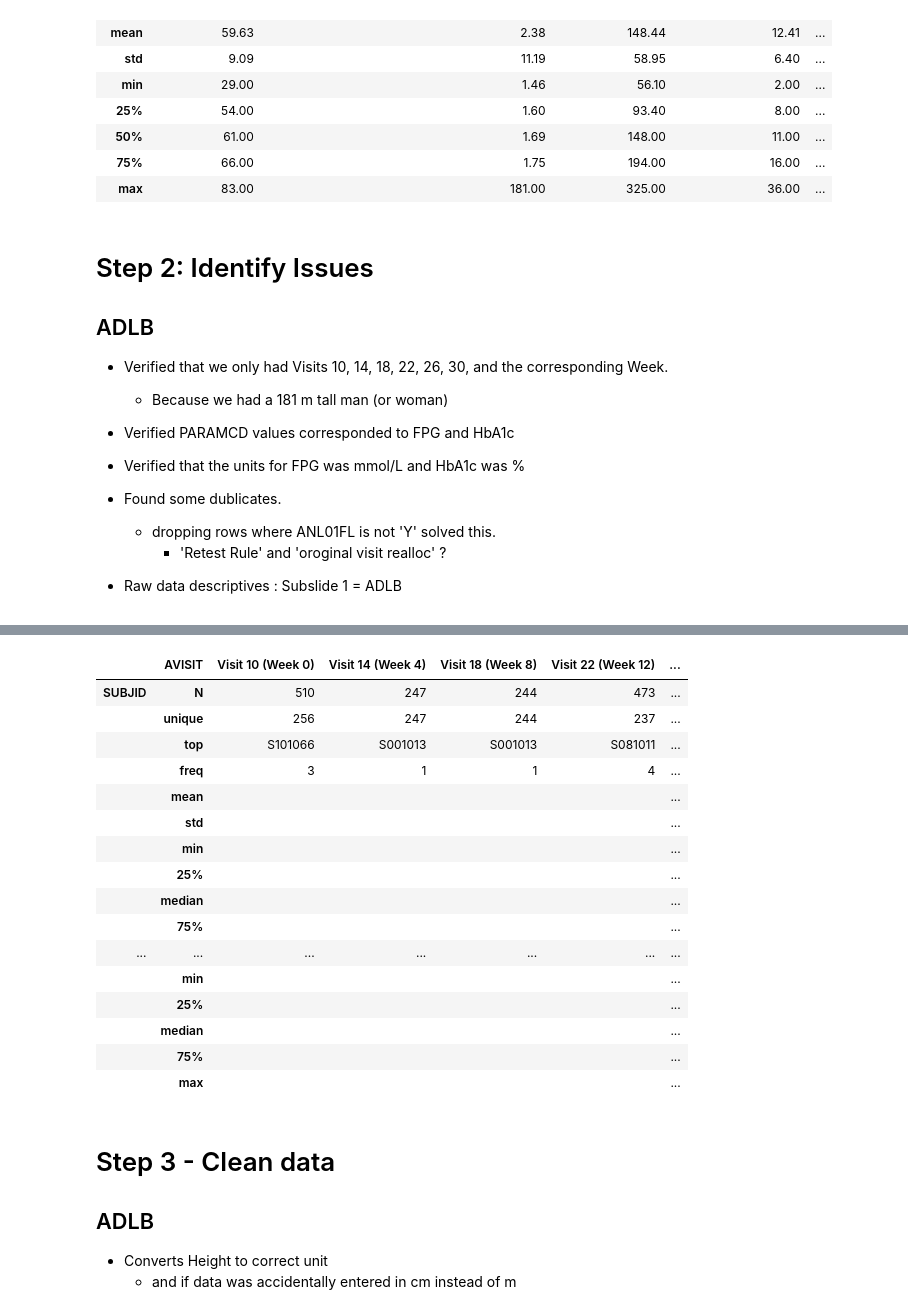
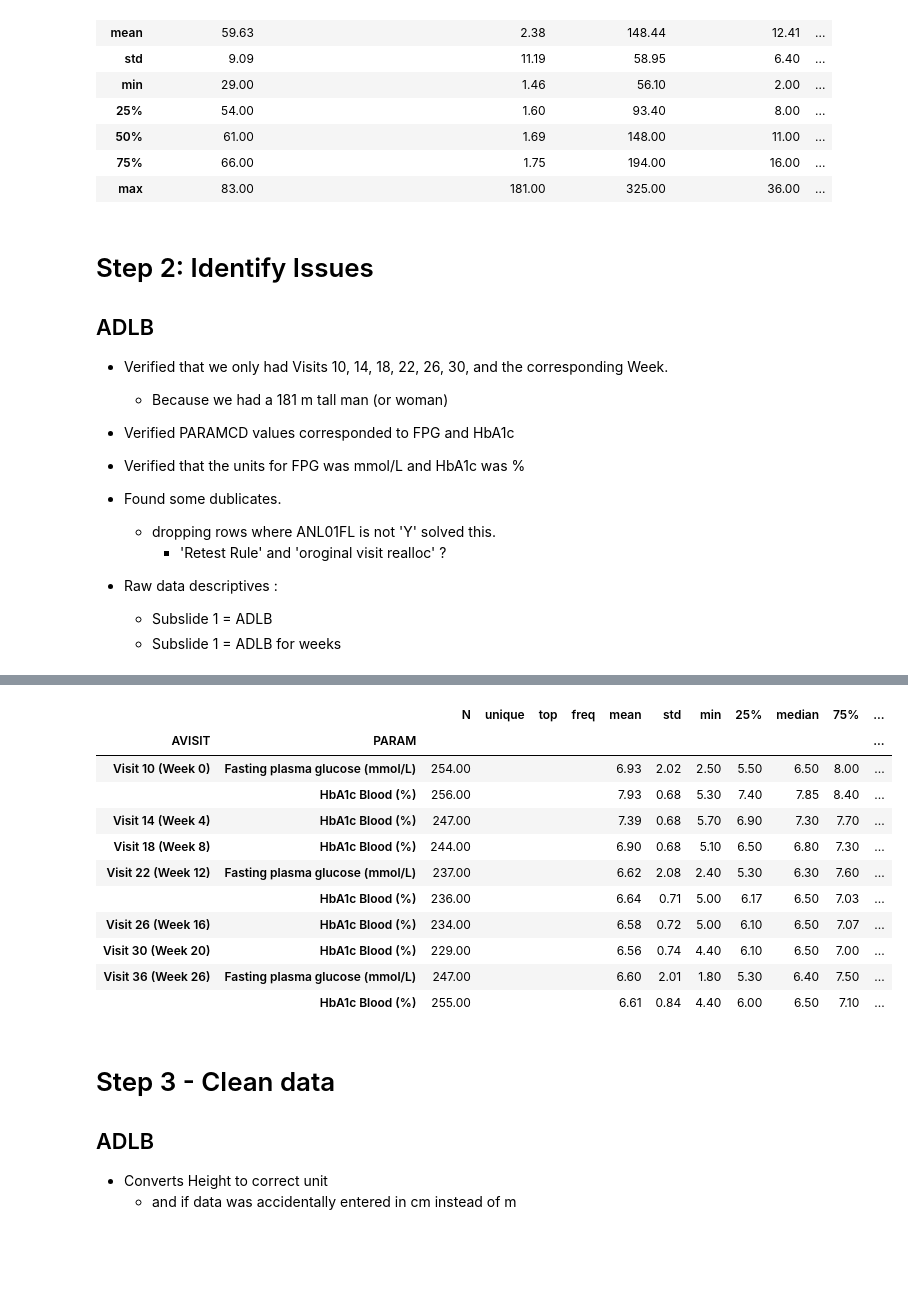
Before and after one commit to nurrix/novo-application-2022-03-28, a Jupyter notebook: Novo2022-03-28.ipynb, the cells around one changed output, grey strips where cells are left out. Drawn from its saved outputs; the diff is of its cells as text; code cells hidden in the pictures; blank space fills up the shorter version.

```diff
--- a/Novo2022-03-28.ipynb
+++ b/Novo2022-03-28.ipynb
@@ -130,9 +130,9 @@ ADSLdf.describe(include='all').fillna('').style.format(precision=2)
 - Found some dublicates.
     - dropping rows where ANL01FL is not 'Y' solved this.
         - 'Retest Rule' and 'oroginal visit realloc' ?
-
-
-- Raw data descriptives : Subslide 1 = ADLB
+- Raw data descriptives :
+    - Subslide 1 = ADLB
+    - Subslide 1 = ADLB for weeks
 # %%
 ADLBdf.describe(include='all').fillna('').rename({'50%':'median', 'count':'N'}, axis="index", level=0).style.format(precision=2)
 # %% [output]
@@ -149,25 +149,20 @@ ADLBdf.describe(include='all').fillna('').rename({'50%':'median', 'count':'N'},
 | 75% |  |  |  |  | 30.00 |  |  | 7.50 |  |  |  |
 | max |  |  |  |  | 36.00 |  |  | 17.50 |  |  |  |
 # %%
-ADLBdf.groupby('AVISIT').describe(include='all').rename({'50%':'median', 'count':'N'}, axis="columns", level=1).fillna('').transpose().style.format(precision=2)
+ADLBdf.groupby(['AVISIT', 'PARAM']).describe(include='all').rename({'50%':'median', 'count':'N'}, axis="columns", level=1).fillna('')['AVAL'].style.format(precision=2)
 # %% [output]
-|  | AVISIT | Visit 10 (Week 0) | Visit 14 (Week 4) | Visit 18 (Week 8) | Visit 22 (Week 12) | ... |
-| SUBJID | N | 510 | 247 | 244 | 473 | ... |
-|  | unique | 256 | 247 | 244 | 237 | ... |
-|  | top | S101066 | S001013 | S001013 | S081011 | ... |
-|  | freq | 3 | 1 | 1 | 4 | ... |
-|  | mean |  |  |  |  | ... |
-|  | std |  |  |  |  | ... |
-|  | min |  |  |  |  | ... |
-|  | 25% |  |  |  |  | ... |
-|  | median |  |  |  |  | ... |
-|  | 75% |  |  |  |  | ... |
-| ... | ... | ... | ... | ... | ... | ... |
-|  | min |  |  |  |  | ... |
-|  | 25% |  |  |  |  | ... |
-|  | median |  |  |  |  | ... |
-|  | 75% |  |  |  |  | ... |
-|  | max |  |  |  |  | ... |
+|  |  | N | unique | top | freq | mean | std | min | 25% | median | 75% | ... |
+| AVISIT | PARAM |  |  |  |  |  |  |  |  |  |  | ... |
+| Visit 10 (Week 0) | Fasting plasma glucose (mmol/L) | 254.00 |  |  |  | 6.93 | 2.02 | 2.50 | 5.50 | 6.50 | 8.00 | ... |
+|  | HbA1c Blood (%) | 256.00 |  |  |  | 7.93 | 0.68 | 5.30 | 7.40 | 7.85 | 8.40 | ... |
+| Visit 14 (Week 4) | HbA1c Blood (%) | 247.00 |  |  |  | 7.39 | 0.68 | 5.70 | 6.90 | 7.30 | 7.70 | ... |
+| Visit 18 (Week 8) | HbA1c Blood (%) | 244.00 |  |  |  | 6.90 | 0.68 | 5.10 | 6.50 | 6.80 | 7.30 | ... |
+| Visit 22 (Week 12) | Fasting plasma glucose (mmol/L) | 237.00 |  |  |  | 6.62 | 2.08 | 2.40 | 5.30 | 6.30 | 7.60 | ... |
+|  | HbA1c Blood (%) | 236.00 |  |  |  | 6.64 | 0.71 | 5.00 | 6.17 | 6.50 | 7.03 | ... |
+| Visit 26 (Week 16) | HbA1c Blood (%) | 234.00 |  |  |  | 6.58 | 0.72 | 5.00 | 6.10 | 6.50 | 7.07 | ... |
+| Visit 30 (Week 20) | HbA1c Blood (%) | 229.00 |  |  |  | 6.56 | 0.74 | 4.40 | 6.10 | 6.50 | 7.00 | ... |
+| Visit 36 (Week 26) | Fasting plasma glucose (mmol/L) | 247.00 |  |  |  | 6.60 | 2.01 | 1.80 | 5.30 | 6.40 | 7.50 | ... |
+|  | HbA1c Blood (%) | 255.00 |  |  |  | 6.61 | 0.84 | 4.40 | 6.00 | 6.50 | 7.10 | ... |
 # %% [markdown]
 # Step 3 - Clean data
 
```
Also changed, not shown: parts of 12 cells of this notebook.
